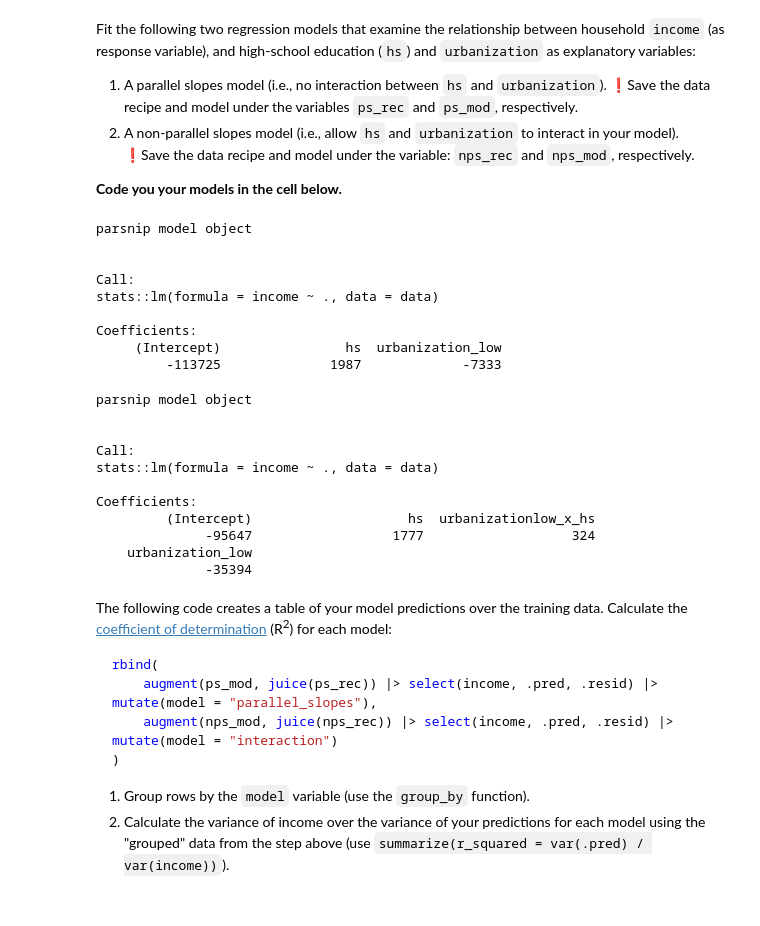
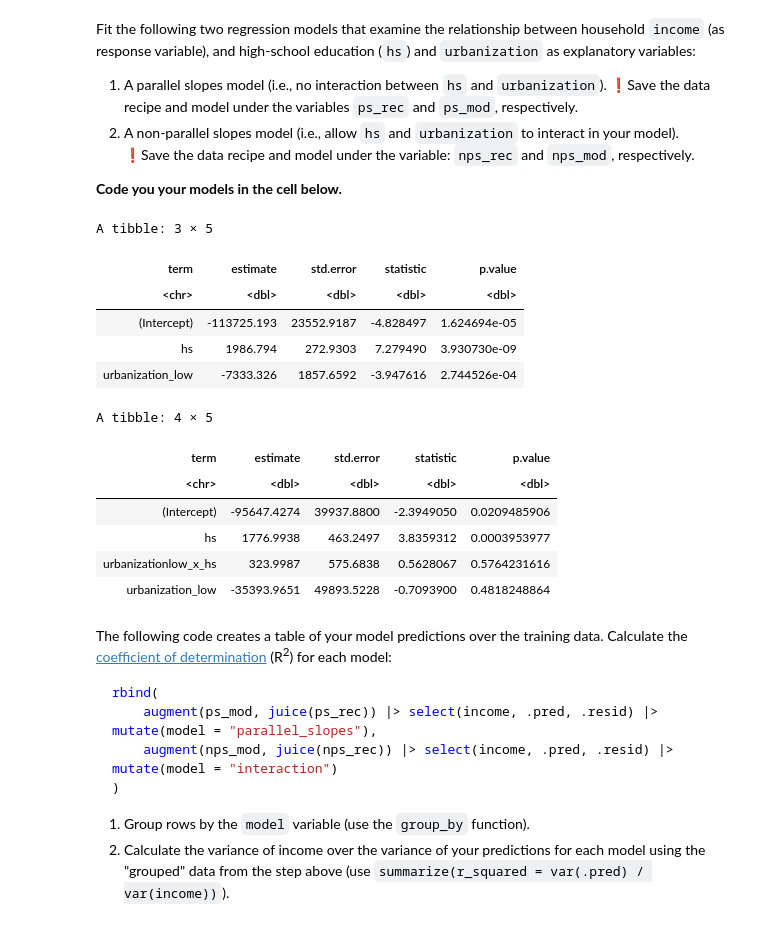
Before and after one commit to UNC-DATA-730/unit-4-assignment-Winnieunc, a Jupyter notebook: assignment4.ipynb, the cells around one changed output. Drawn from its saved outputs; the diff is of its cells as text; code cells hidden in the pictures.

```diff
--- a/assignment4.ipynb
+++ b/assignment4.ipynb
@@ -122,47 +104,38 @@ ps_rec = recipe(income ~ hs + urbanization, data = hate_crime) |>
 mod = linear_reg() |> set_engine('lm')
 
 ps_mod = mod |> fit(income ~ ., juice(ps_rec))
-
-ps_mod
+tidy(ps_mod)
 # %% [output]
-parsnip model object
-
-
-Call:
-stats::lm(formula = income ~ ., data = data)
-
-Coefficients:
-     (Intercept)                hs  urbanization_low
-         -113725              1987             -7333
+A tibble: 3 × 5
+| term | estimate | std.error | statistic | p.value |
+| <chr> | <dbl> | <dbl> | <dbl> | <dbl> |
+| (Intercept) | -113725.193 | 23552.9187 | -4.828497 | 1.624694e-05 |
+| hs | 1986.794 | 272.9303 | 7.279490 | 3.930730e-09 |
+| urbanization_low | -7333.326 | 1857.6592 | -3.947616 | 2.744526e-04 |
 # %%
 # non-parallel slopes model
 
 # ❗️ you can use most of the code above, just add step_interact(~ starts_with("urbanization"):hs) to the recipe and
 #    switch the variable names...
 
 nps_rec = recipe(income ~ hs + urbanization, data = hate_crime) |>
     step_naomit(everything()) |>   # remove missing values
 step_interact(~ starts_with("urbanization"):hs) |>
     step_dummy(urbanization) |>    # dummy encode the urbanization variable
     prep()                         # run the recipe on the training data provided
 
 mod = linear_reg() |> set_engine('lm')
 
 nps_mod = mod |> fit(income ~ ., juice(nps_rec))
-
-nps_mod
+tidy(nps_mod)
 # %% [output]
-parsnip model object
-
-
-Call:
-stats::lm(formula = income ~ ., data = data)
-
-Coefficients:
-         (Intercept)                    hs  urbanizationlow_x_hs
-              -95647                  1777                   324
-    urbanization_low
-              -35394
+A tibble: 4 × 5
+| term | estimate | std.error | statistic | p.value |
+| <chr> | <dbl> | <dbl> | <dbl> | <dbl> |
+| (Intercept) | -95647.4274 | 39937.8800 | -2.3949050 | 0.0209485906 |
+| hs | 1776.9938 | 463.2497 | 3.8359312 | 0.0003953977 |
+| urbanizationlow_x_hs | 323.9987 | 575.6838 | 0.5628067 | 0.5764231616 |
+| urbanization_low | -35393.9651 | 49893.5228 | -0.7093900 | 0.4818248864 |
 # %% [markdown]
 The following code creates a table of your model predictions over the training data. Calculate the [coefficient of determination](https://en.wikipedia.org/wiki/Coefficient_of_determination) (R<sup>2</sup>) for each model:
 
```
Also changed, not shown: parts of 10 cells of this notebook.
